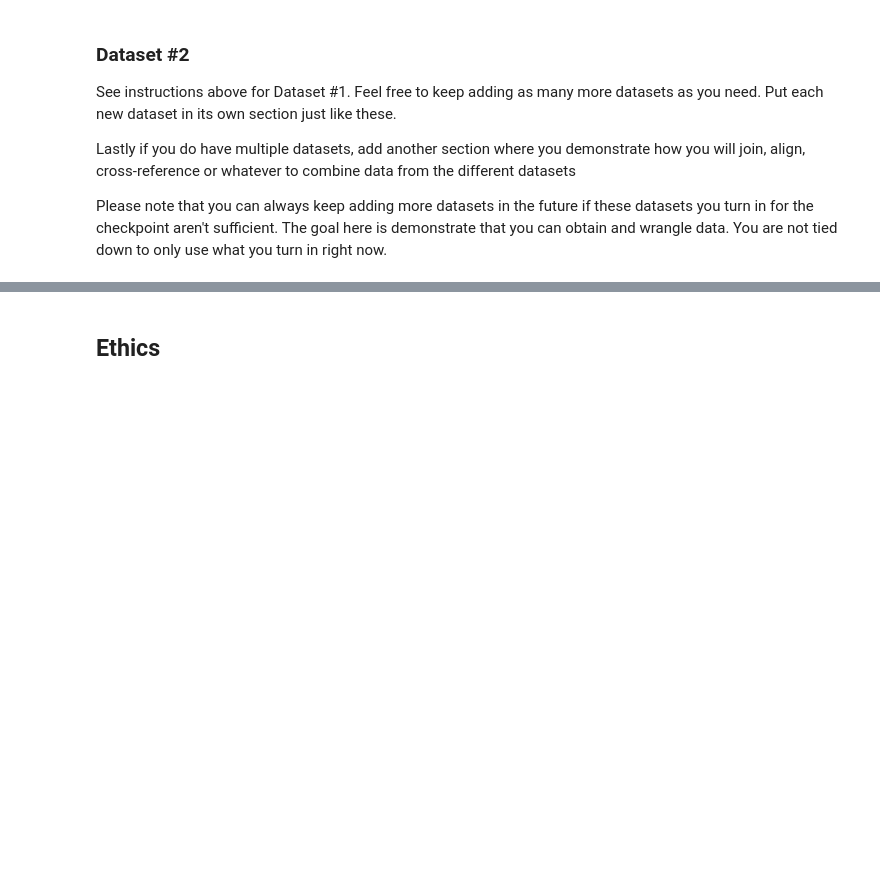
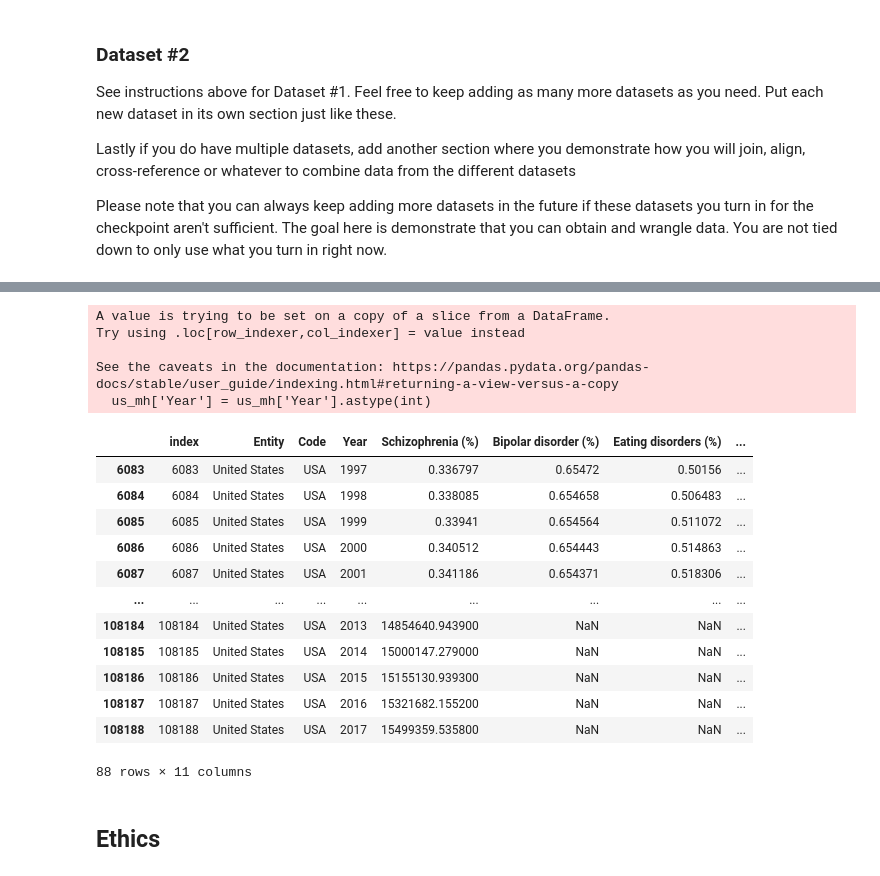
Before and after one commit to COGS108/Group104_WI26, a Jupyter notebook: 01-DataCheckpoint.ipynb, the cells around one changed output, grey strips where cells are left out. Saved outputs shown, nothing was run; the diff lists cells and outputs as text; code cells hidden in the pictures; blank space fills up the shorter version.

```diff
--- a/01-DataCheckpoint.ipynb
+++ b/01-DataCheckpoint.ipynb
@@ -193,0 +358,23 @@ Please note that you can always keep adding more datasets in the future if these
+# %%
+us_mh = mental_health_df[mental_health_df['Entity']=='United States']
+us_mh['Year'] = us_mh['Year'].astype(int)
+us_mh[(us_mh['Year'] >= 1997) & (us_mh['Year'] <= 2022)]
+# %% [output]
+A value is trying to be set on a copy of a slice from a DataFrame.
+Try using .loc[row_indexer,col_indexer] = value instead
+
+See the caveats in the documentation: https://pandas.pydata.org/pandas-docs/stable/user_guide/indexing.html#returning-a-view-versus-a-copy
+  us_mh['Year'] = us_mh['Year'].astype(int)
+|  | index | Entity | Code | Year | Schizophrenia (%) | Bipolar disorder (%) | Eating disorders (%) | ... |
+| 6083 | 6083 | United States | USA | 1997 | 0.336797 | 0.65472 | 0.50156 | ... |
+| 6084 | 6084 | United States | USA | 1998 | 0.338085 | 0.654658 | 0.506483 | ... |
+| 6085 | 6085 | United States | USA | 1999 | 0.33941 | 0.654564 | 0.511072 | ... |
+| 6086 | 6086 | United States | USA | 2000 | 0.340512 | 0.654443 | 0.514863 | ... |
+| 6087 | 6087 | United States | USA | 2001 | 0.341186 | 0.654371 | 0.518306 | ... |
+| ... | ... | ... | ... | ... | ... | ... | ... | ... |
+| 108184 | 108184 | United States | USA | 2013 | 14854640.943900 | NaN | NaN | ... |
+| 108185 | 108185 | United States | USA | 2014 | 15000147.279000 | NaN | NaN | ... |
+| 108186 | 108186 | United States | USA | 2015 | 15155130.939300 | NaN | NaN | ... |
+| 108187 | 108187 | United States | USA | 2016 | 15321682.155200 | NaN | NaN | ... |
+| 108188 | 108188 | United States | USA | 2017 | 15499359.535800 | NaN | NaN | ... |
+88 rows × 11 columns
```
Also changed, not shown: parts of 19 cells of this notebook, 1 other file.
